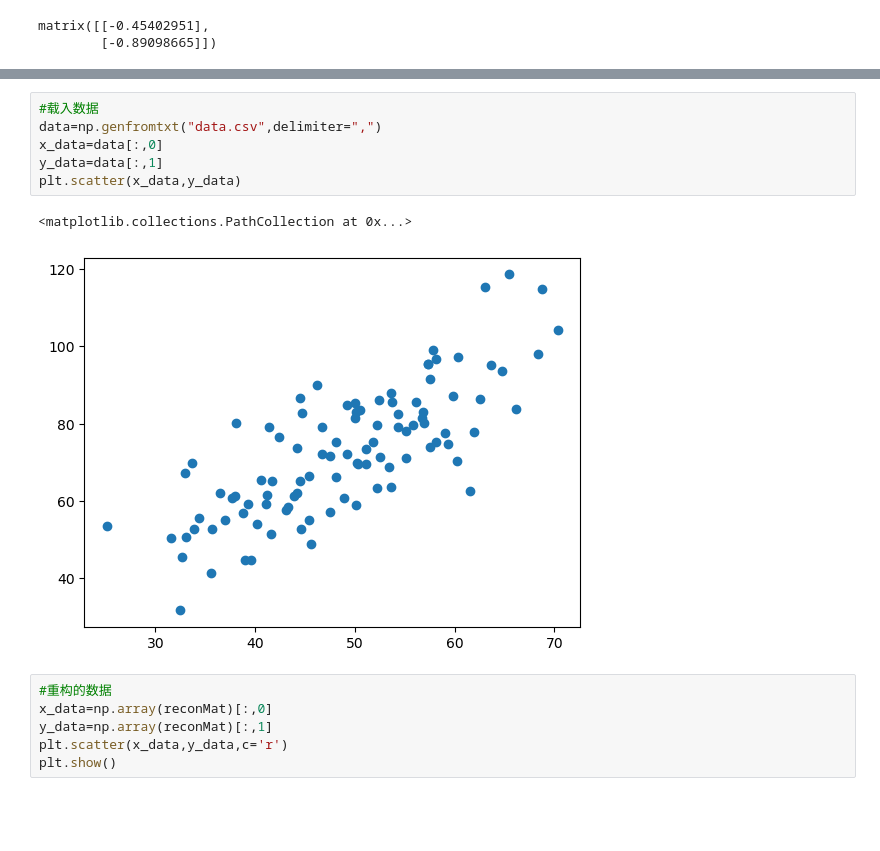
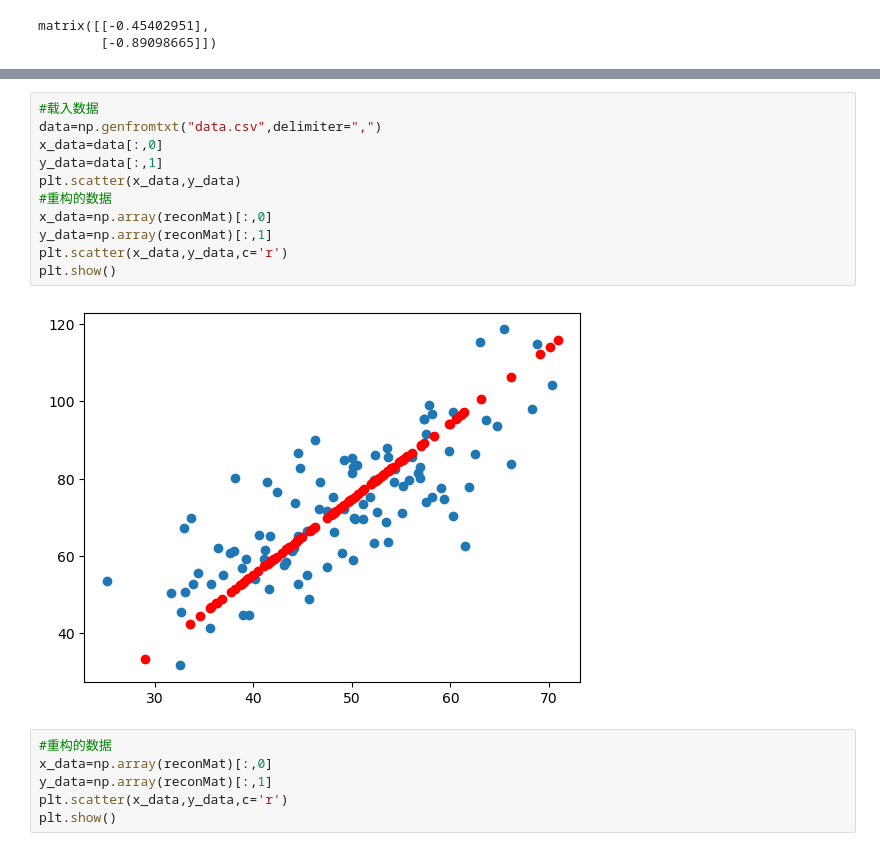
Before and after one commit to iridescenline/AI_learning, a Jupyter notebook: 考核内容/pca_exp1.ipynb, the cells around one changed output, grey strips where cells are left out. Cells and saved outputs as stored; diff of their text form; blank space fills up the shorter version.

```diff
--- a/考核内容/pca_exp1.ipynb
+++ b/考核内容/pca_exp1.ipynb
@@ -125,12 +125,16 @@ matrix([[ 28.96880808,  33.50762783],
 # %%
 #载入数据
 data=np.genfromtxt("data.csv",delimiter=",")
 x_data=data[:,0]
 y_data=data[:,1]
 plt.scatter(x_data,y_data)
+#重构的数据
+x_data=np.array(reconMat)[:,0]
+y_data=np.array(reconMat)[:,1]
+plt.scatter(x_data,y_data,c='r')
+plt.show()
 # %% [output]
-<matplotlib.collections.PathCollection at 0x...>
-[figure, old version]
+[figure, new version]
 # %%
 #重构的数据
 x_data=np.array(reconMat)[:,0]
```
